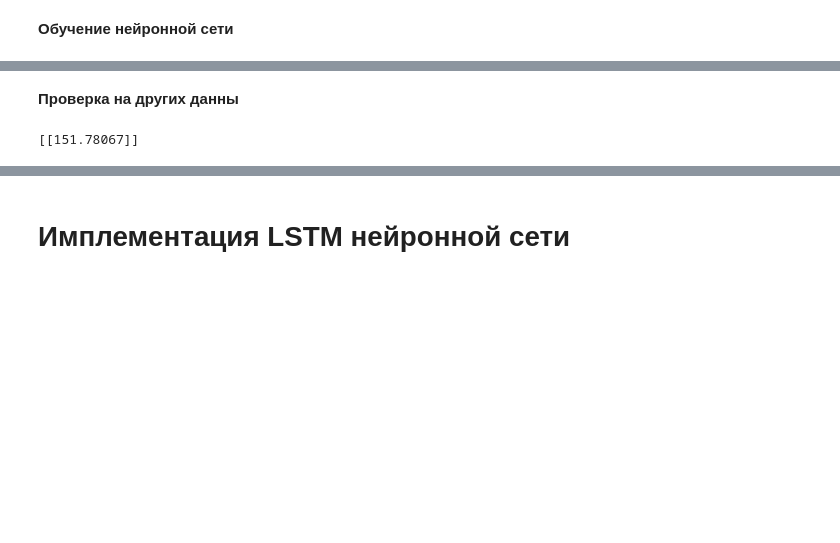
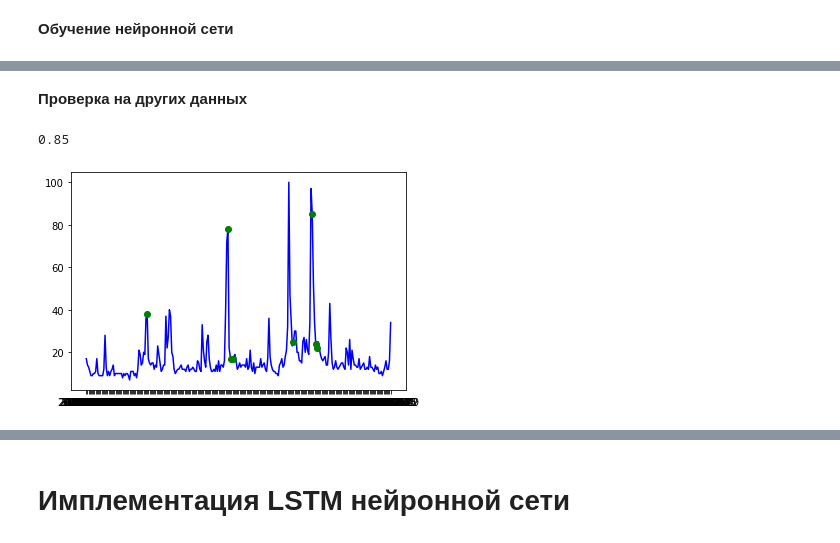
Before and after one commit to DenZhid/DeepLearningLabs, a Jupyter notebook: lab2/Lab2.ipynb, the cells around one changed output, grey strips where cells are left out. Cells and saved outputs as stored; diff of their text form; code cells hidden in the pictures; blank space fills up the shorter version.

```diff
--- a/lab2/Lab2.ipynb
+++ b/lab2/Lab2.ipynb
@@ -66,6 +163,6 @@ model_GRU.add(GRU(50, activation='relu', input_shape=(3, 1)))
 model_GRU.add(Dense(1))
 model_GRU.compile(optimizer='adam', loss='mse')
 
-history_GRU = model_GRU.fit(X, Y, epochs=1000, validation_split=0.2, verbose=1)
+history_GRU = model_GRU.fit(X_train, Y_train, epochs=1000, validation_split=0.2, verbose=1)
 # %% [output]
 Epoch 1/1000
@@ -88,9 +185,20 @@ Epoch 1000/1000
 # %% [markdown]
-**Проверка на других данны**
+**Проверка на других данных**
-# %%
-test_input = array([50,51,52])
-test_input = test_input.reshape((1, 3, 1))
-test_output = model_GRU.predict(test_input, verbose=0)
-print(test_output)
-# %% [output]
-[[151.78067]]
+# %%
+test_output = model_GRU.predict(X_test_1, verbose=0)
+plt.plot(dates_1, values_1, 'blue')
+for i in range(0, len(test_output)):
+  if (test_output[i] > 0.5):
+    plt.plot(dates_1[i], values_1[i], 'go')
+right_results = 0
+all_results = 0
+for i in range(0, len(Y_test_1)):
+  all_results += 1
+  if (Y_test_1[i] == 1 and test_output[i] > 0.5):
+      right_results += 1
+  if (Y_test_1[i] == 0 and test_output[i] <= 0.5):
+      right_results += 1
+print(right_results / all_results)
+# %% [output]
+0.85
+[figure, added]
```
Also changed, not shown: parts of 13 cells of this notebook.
